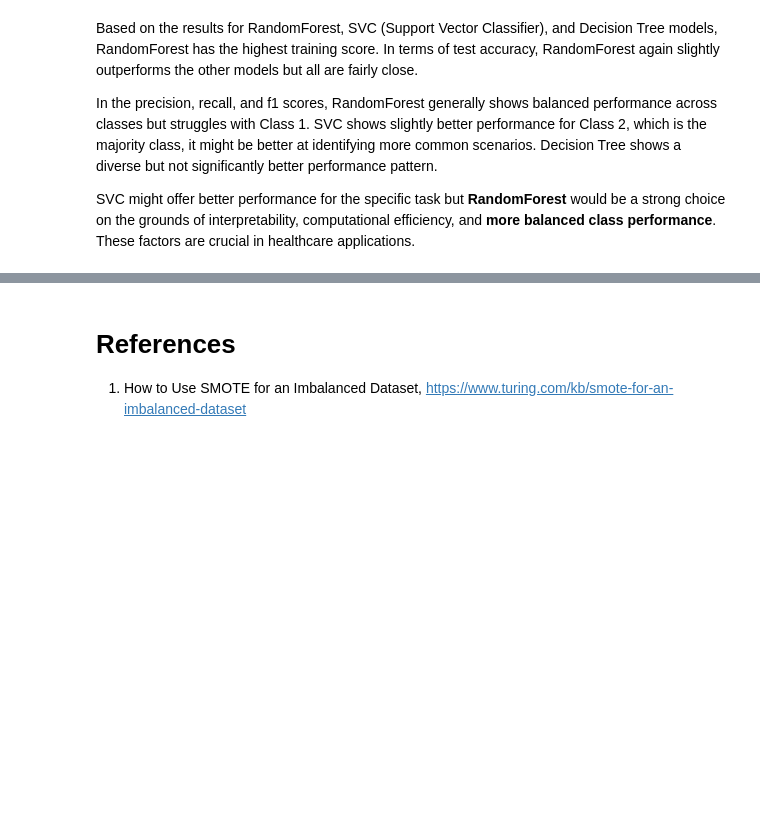
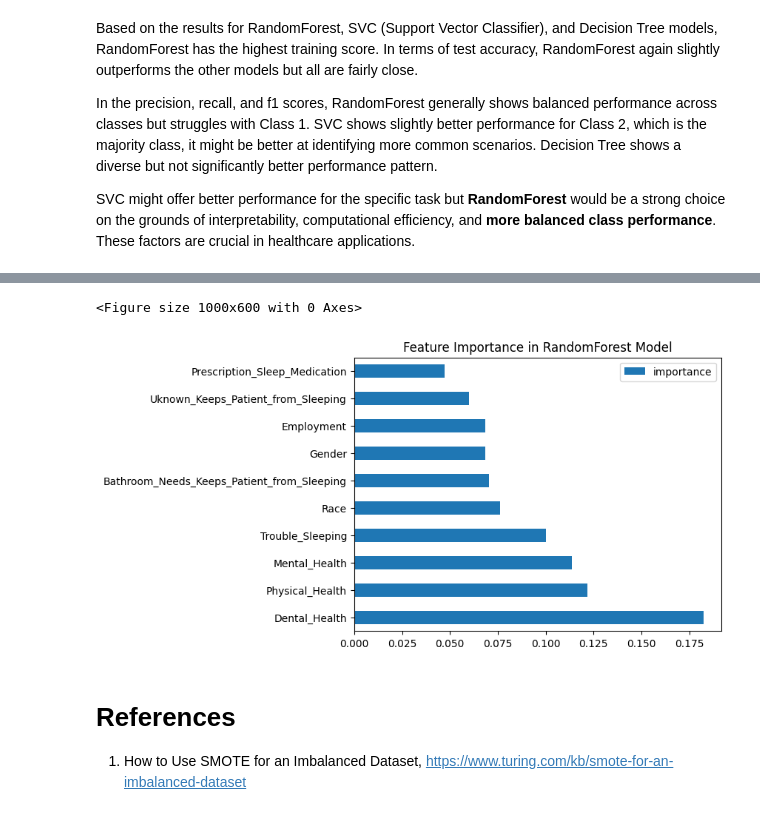
Before and after one commit to mijinatdiscovery/NPHA-doctor-visits, a Jupyter notebook: notebooks/Model+Analysis.ipynb, the cells around one changed output, grey strips where cells are left out. Cells and saved outputs as stored; diff of their text form; code cells hidden in the pictures; blank space fills up the shorter version.

```diff
--- a/notebooks/Model+Analysis.ipynb
+++ b/notebooks/Model+Analysis.ipynb
@@ -437,6 +439,6 @@ print("Elapsed time: %s" % format(elapsed_time, ".2f"))
 # Evaluate the performance of the best estimator
 print("Train score: %s" % bayes_cv.best_score_)
 print("Best params: %s" % str(bayes_cv.best_params_))
-
-evaluate(bayes_cv.best_estimator_, X_test_scaled, y_test)
+rf = bayes_cv.best_estimator_
+evaluate(rf, X_test_scaled, y_test)
 # %% [output]
@@ -568,3 +575,16 @@ SVC might offer better performance for the specific task but **RandomForest** wo
+# %%
+feature_importances = pd.DataFrame(rf.feature_importances_,
+                                   index = X_train.columns,
+                                   columns=['importance']).sort_values('importance', ascending=False)
+
+# Plotting
+plt.figure(figsize=(10, 6))
+feature_importances.head(10).plot(kind='barh')  # Top 10 features
+plt.title('Feature Importance in RandomForest Model')
+plt.show()
+# %% [output]
+<Figure size 1000x600 with 0 Axes>
+[figure, added]
 # %% [markdown]
 # References
 1. How to Use SMOTE for an Imbalanced Dataset, <https://www.turing.com/kb/smote-for-an-imbalanced-dataset>
```
Also changed, not shown: parts of 3 cells of this notebook, 2 other files.
